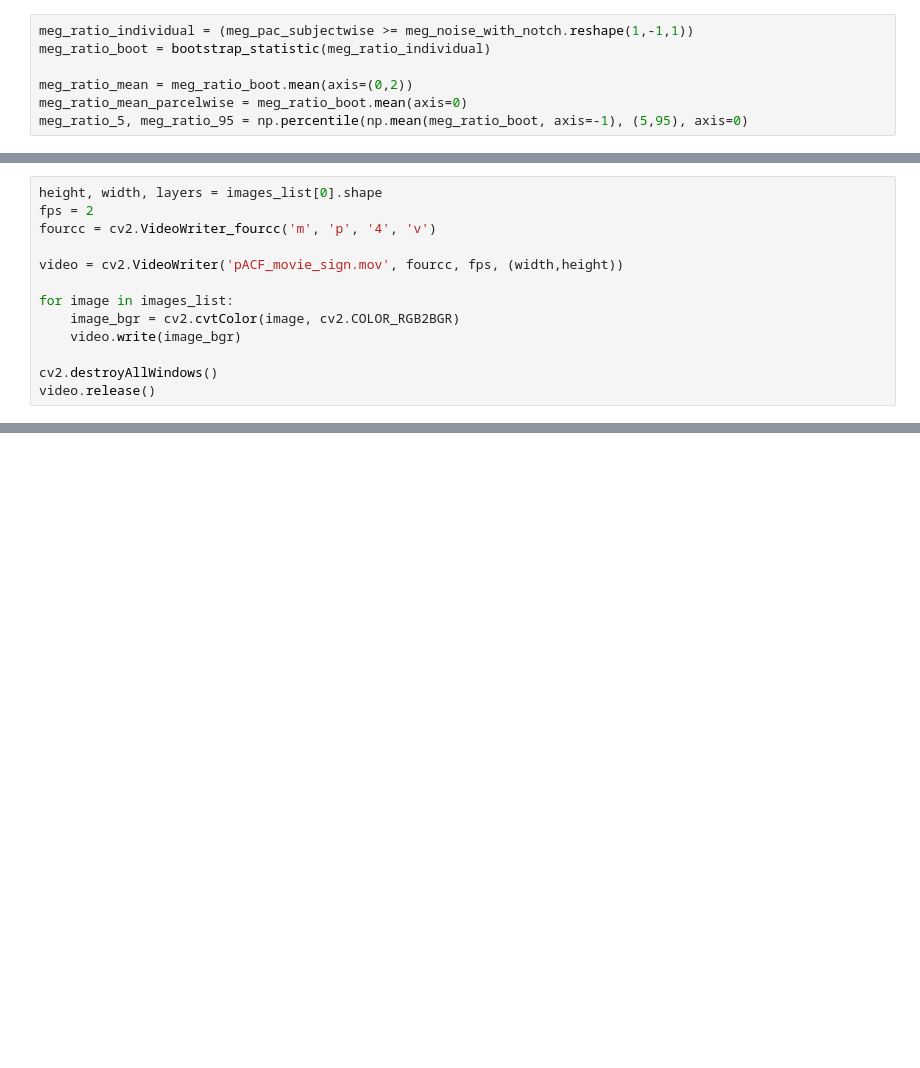
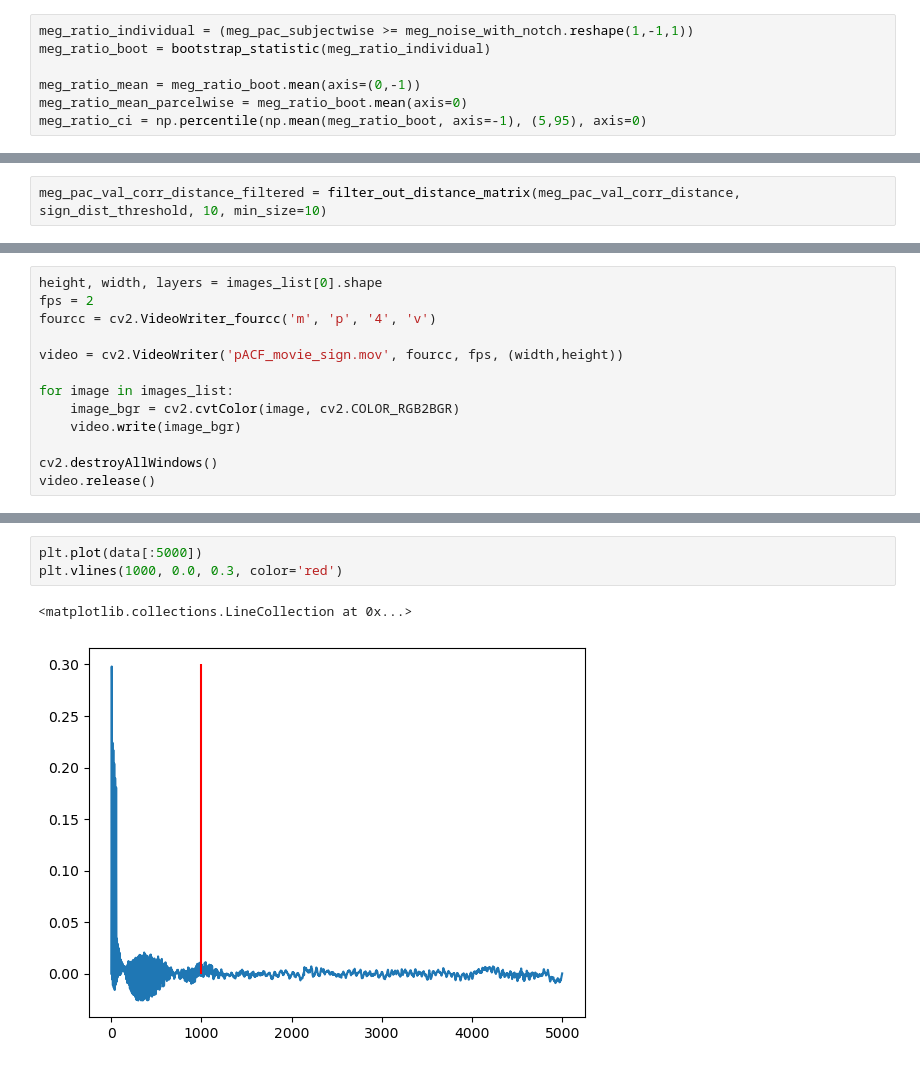
Before and after one commit to palvalab/discovering_rhythmicity, a Jupyter notebook: plot_figure_3_cohort.ipynb, the cells around one changed output, grey strips where cells are left out. Drawn from its saved outputs; the diff is of its cells as text; blank space fills up the shorter version.

```diff
--- a/plot_figure_3_cohort.ipynb
+++ b/plot_figure_3_cohort.ipynb
@@ -271,6 +110,6 @@ seeg_psd_known = np.nanmean(cohort_seeg_psd_known, axis=0)
 meg_ratio_individual = (meg_pac_subjectwise >= meg_noise_with_notch.reshape(1,-1,1))
 meg_ratio_boot = bootstrap_statistic(meg_ratio_individual)
 
-meg_ratio_mean = meg_ratio_boot.mean(axis=(0,2))
+meg_ratio_mean = meg_ratio_boot.mean(axis=(0,-1))
 meg_ratio_mean_parcelwise = meg_ratio_boot.mean(axis=0)
-meg_ratio_5, meg_ratio_95 = np.percentile(np.mean(meg_ratio_boot, axis=-1), (5,95), axis=0)
+meg_ratio_ci = np.percentile(np.mean(meg_ratio_boot, axis=-1), (5,95), axis=0)
@@ -352,0 +170,2 @@ meg_frequency_communities = sorted(meg_frequency_communities, key=lambda x: x.ce
+# %%
+meg_pac_val_corr_distance_filtered = filter_out_distance_matrix(meg_pac_val_corr_distance, sign_dist_threshold, 10, min_size=10)
@@ -965,0 +921,6 @@ video.release()
+# %%
+plt.plot(data[:5000])
+plt.vlines(1000, 0.0, 0.3, color='red')
+# %% [output]
+<matplotlib.collections.LineCollection at 0x...>
+[figure, added]
```
Also changed, not shown: parts of 78 cells of this notebook, 13 other files.
